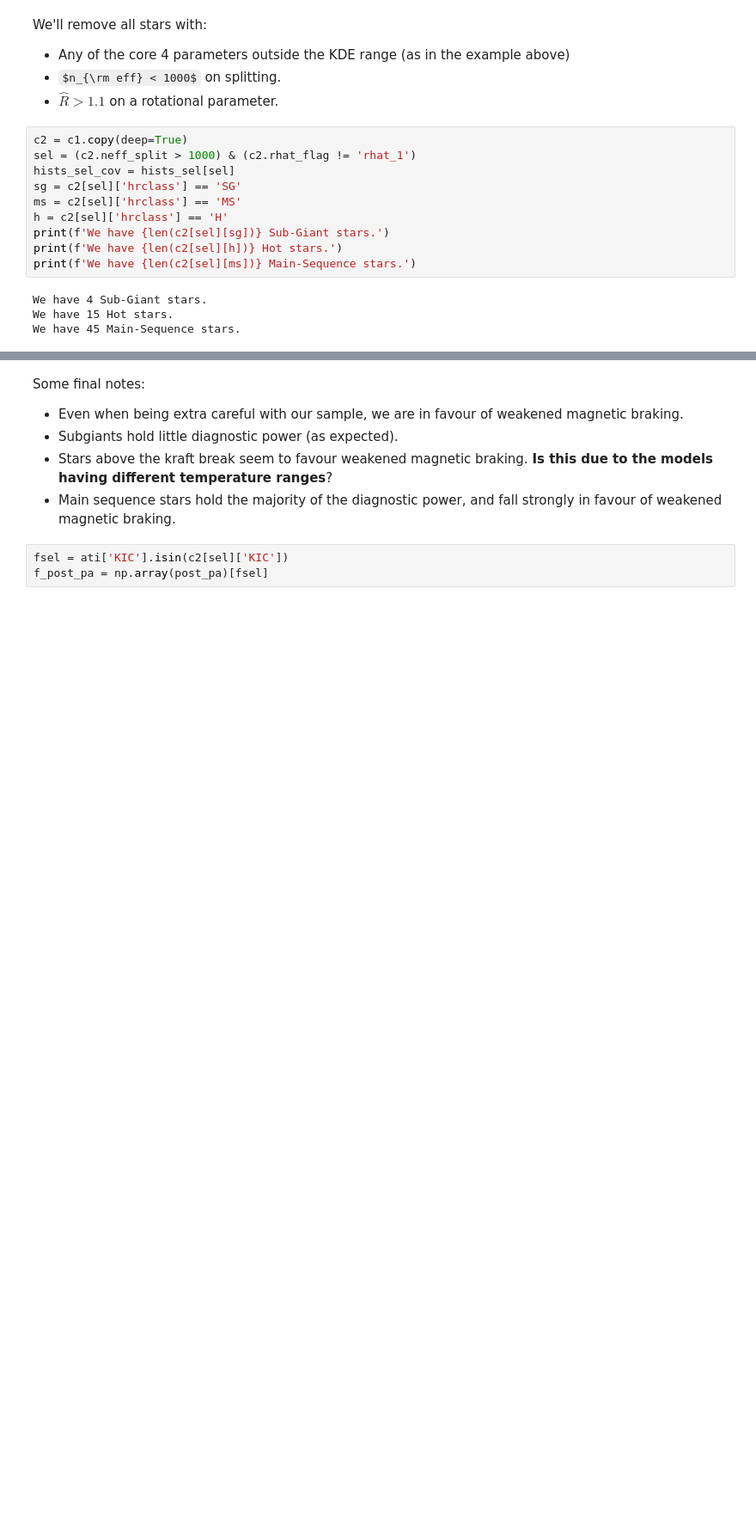
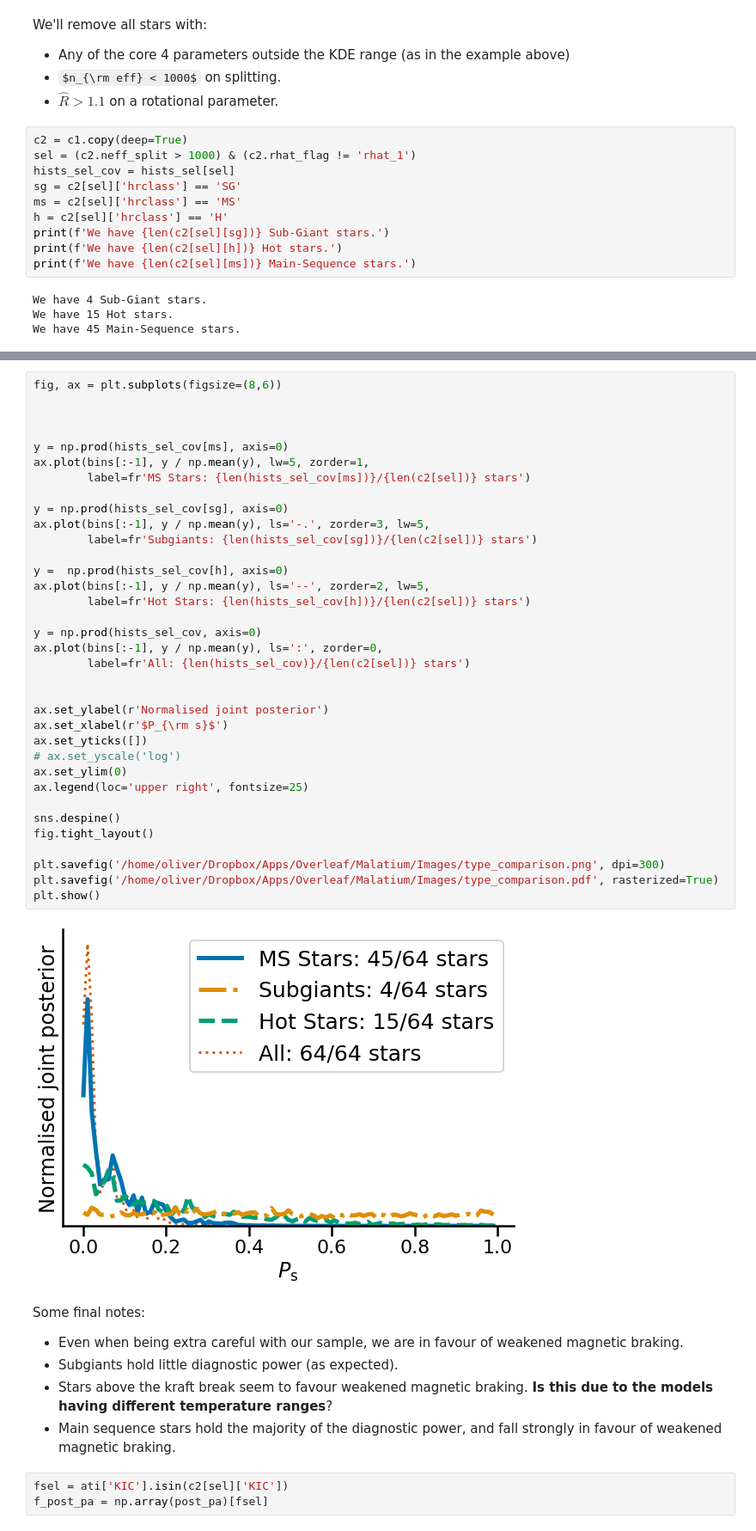
Before and after one commit to ojhall94/malatium, a Jupyter notebook: models/consolidate.ipynb, the cells around one changed output, grey strips where cells are left out. Shown at 86% size. Saved outputs shown, nothing was run; the diff lists cells and outputs as text; some formulas as TeX source; blank space fills up the shorter version.

```diff
--- a/models/consolidate.ipynb
+++ b/models/consolidate.ipynb
@@ -300,3 +310,40 @@ plt.show()
+# %%
+fig, ax = plt.subplots(figsize=(8,6))
+
+
+
+y = np.prod(hists_sel_cov[ms], axis=0)
+ax.plot(bins[:-1], y / np.mean(y), lw=5, zorder=1,
+        label=fr'MS Stars: {len(hists_sel_cov[ms])}/{len(c2[sel])} stars')
+
+y = np.prod(hists_sel_cov[sg], axis=0)
+ax.plot(bins[:-1], y / np.mean(y), ls='-.', zorder=3, lw=5,
+        label=fr'Subgiants: {len(hists_sel_cov[sg])}/{len(c2[sel])} stars')
+
+y =  np.prod(hists_sel_cov[h], axis=0)
+ax.plot(bins[:-1], y / np.mean(y), ls='--', zorder=2, lw=5,
+        label=fr'Hot Stars: {len(hists_sel_cov[h])}/{len(c2[sel])} stars')
+
+y = np.prod(hists_sel_cov, axis=0)
+ax.plot(bins[:-1], y / np.mean(y), ls=':', zorder=0,
+        label=fr'All: {len(hists_sel_cov)}/{len(c2[sel])} stars')
+
+
+ax.set_ylabel(r'Normalised joint posterior')
+ax.set_xlabel(r'$P_{\rm s}$')
+ax.set_yticks([])
+# ax.set_yscale('log')
+ax.set_ylim(0)
+ax.legend(loc='upper right', fontsize=25)
+
+sns.despine()
+fig.tight_layout()
+
+plt.savefig('/home/oliver/Dropbox/Apps/Overleaf/Malatium/Images/type_comparison.png', dpi=300)
+plt.savefig('/home/oliver/Dropbox/Apps/Overleaf/Malatium/Images/type_comparison.pdf', rasterized=True)
+plt.show()
+# %% [output]
+[figure, added]
 # %% [markdown]
 Some final notes:
 - Even when being extra careful with our sample, we are in favour of weakened magnetic braking.
```
Also changed, not shown: parts of 7 cells of this notebook, 3 other files.
